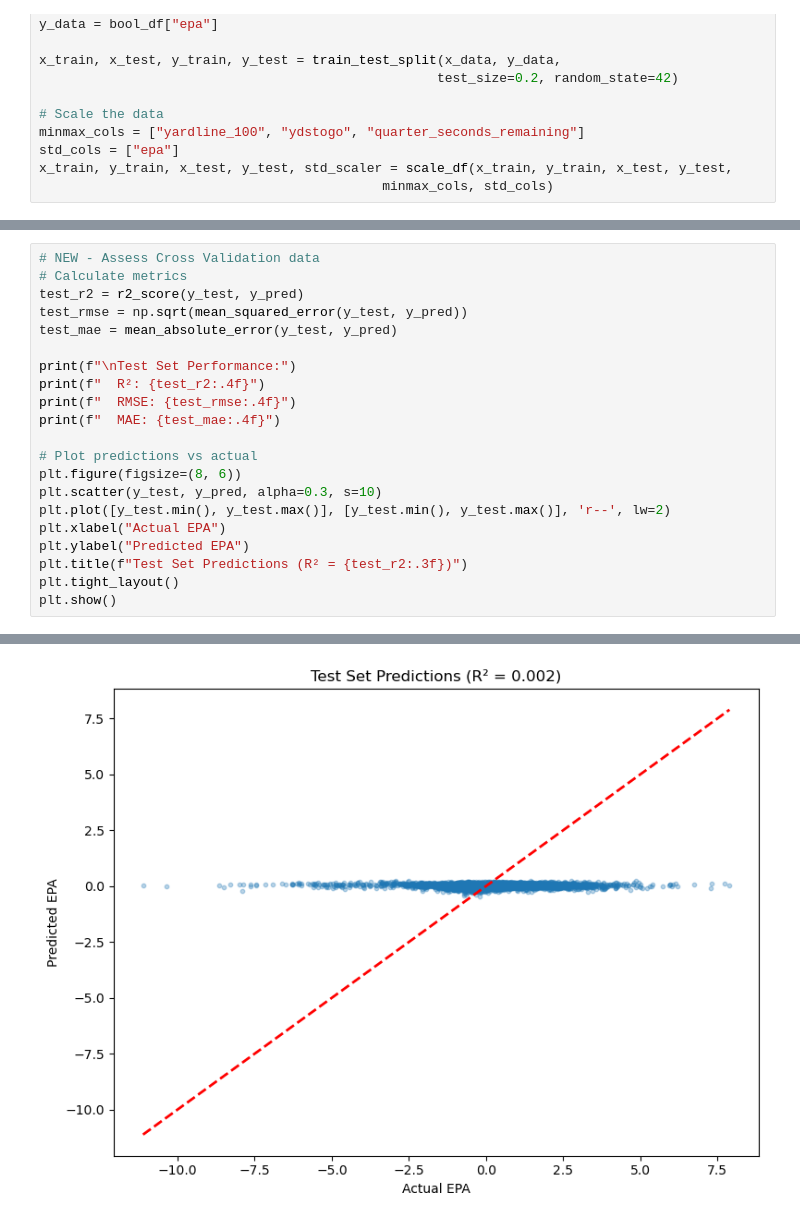
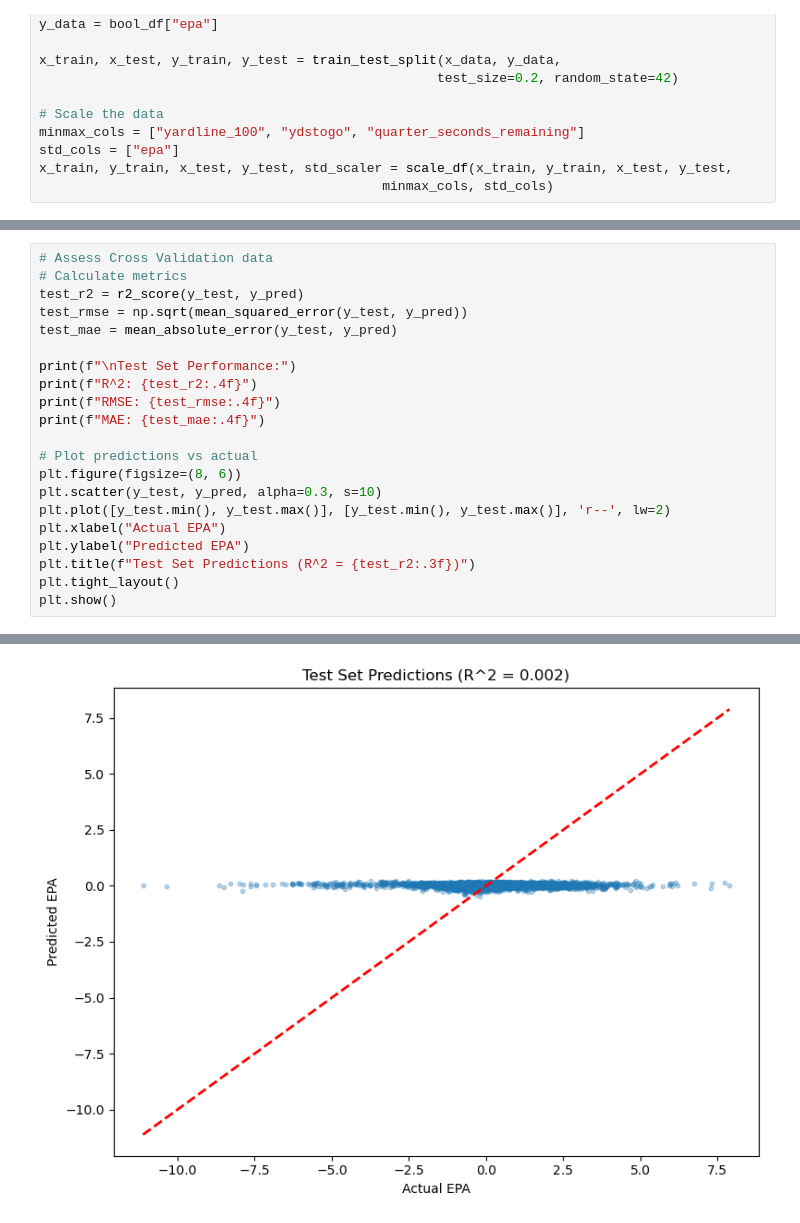
Before and after one commit to sdassarkar/DS4420-Final-Project, a Jupyter notebook: project_bayesian.ipynb, the cells around one changed output, grey strips where cells are left out. Saved outputs shown, nothing was run; the diff lists cells and outputs as text.

```diff
--- a/project_bayesian.ipynb
+++ b/project_bayesian.ipynb
@@ -312,14 +279,14 @@ print(np.mean(y_pred))
 # %%
-# NEW - Assess Cross Validation data
+# Assess Cross Validation data
 # Calculate metrics
 test_r2 = r2_score(y_test, y_pred)
 test_rmse = np.sqrt(mean_squared_error(y_test, y_pred))
 test_mae = mean_absolute_error(y_test, y_pred)
 
 print(f"\nTest Set Performance:")
-print(f"  R²: {test_r2:.4f}")
-print(f"  RMSE: {test_rmse:.4f}")
-print(f"  MAE: {test_mae:.4f}")
+print(f"R^2: {test_r2:.4f}")
+print(f"RMSE: {test_rmse:.4f}")
+print(f"MAE: {test_mae:.4f}")
 
 # Plot predictions vs actual
 plt.figure(figsize=(8, 6))
@@ -327,7 +294,7 @@ plt.scatter(y_test, y_pred, alpha=0.3, s=10)
 plt.plot([y_test.min(), y_test.max()], [y_test.min(), y_test.max()], 'r--', lw=2)
 plt.xlabel("Actual EPA")
 plt.ylabel("Predicted EPA")
-plt.title(f"Test Set Predictions (R² = {test_r2:.3f})")
+plt.title(f"Test Set Predictions (R^2 = {test_r2:.3f})")
 plt.tight_layout()
 plt.show()
 # %% [output]
@@ -338,2 +305,2 @@ Test Set Performance:
-[figure, old version]
+[figure, new version]
 # %%
```
Also changed, not shown: parts of 17 cells of this notebook.
